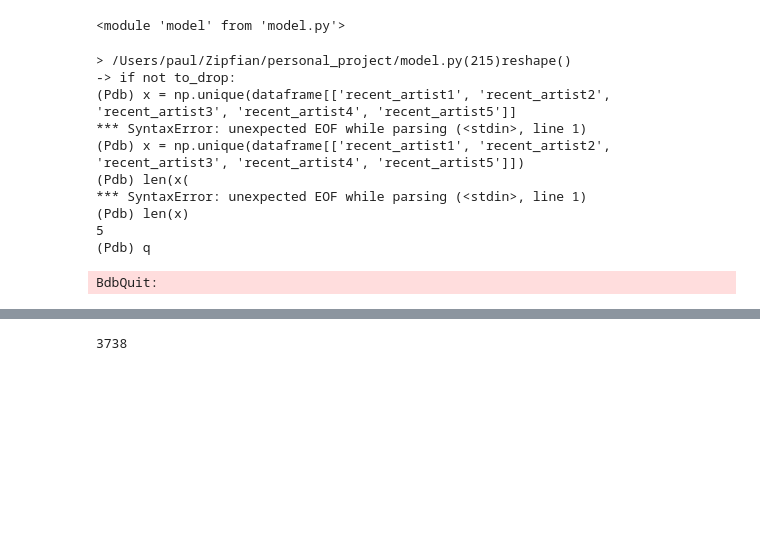
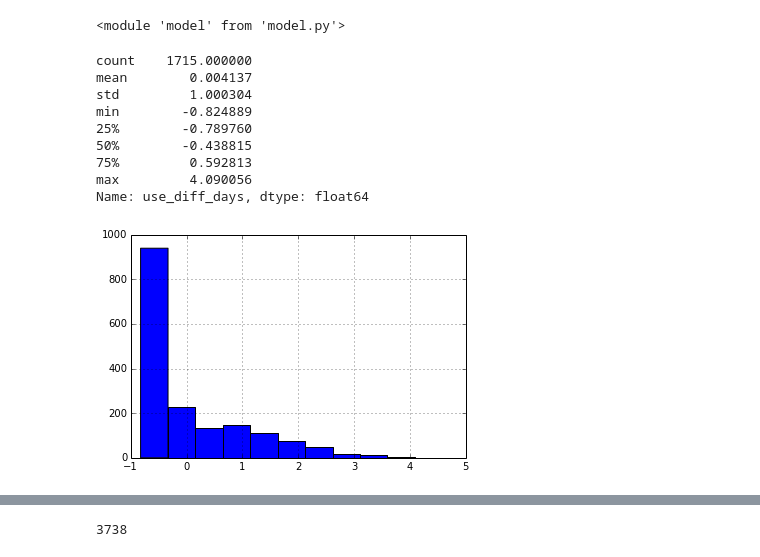
Before and after one commit to paulsef/zipfianpersonalproject, a Jupyter notebook: Untitled0.ipynb, the cells around one changed output, grey strips where cells are left out. Cells and saved outputs as stored; diff of their text form; code cells hidden in the pictures; blank space fills up the shorter version.

```diff
--- a/Untitled0.ipynb
+++ b/Untitled0.ipynb
@@ -68,18 +68,20 @@ mod, top_features = model.growforest(encoded, num_trees = 100)
 solutions, predictions, score = model.make_predictions(test_encoded, model = mod)
 # %%
 reload(model)
-train, test = model.data()#encode = True, reencode = True)
+train, test, trainun = model.data()#encode = True, reencode = True)
 #train[train['subscriber'] == 1]
-train[train['subscriber'] ==1]
+x = train.describe()
+train.use_diff_days.hist()
+print x.use_diff_days
+#print train.columns
 # %% [output]
-> /Users/paul/Zipfian/personal_project/model.py(215)reshape()
--> if not to_drop:
-(Pdb) x = np.unique(dataframe[['recent_artist1', 'recent_artist2', 'recent_artist3', 'recent_artist4', 'recent_artist5']]
-*** SyntaxError: unexpected EOF while parsing (<stdin>, line 1)
-(Pdb) x = np.unique(dataframe[['recent_artist1', 'recent_artist2', 'recent_artist3', 'recent_artist4', 'recent_artist5']])
-(Pdb) len(x(
-*** SyntaxError: unexpected EOF while parsing (<stdin>, line 1)
-(Pdb) len(x)
-5
-(Pdb) q
+count    1715.000000
+mean        0.004137
+std         1.000304
+min        -0.824889
+25%        -0.789760
+50%        -0.438815
+75%         0.592813
+max         4.090056
+Name: use_diff_days, dtype: float64
-BdbQuit:
+[figure, added]
```
Also changed, not shown: parts of 3 cells of this notebook, 1 other file.
